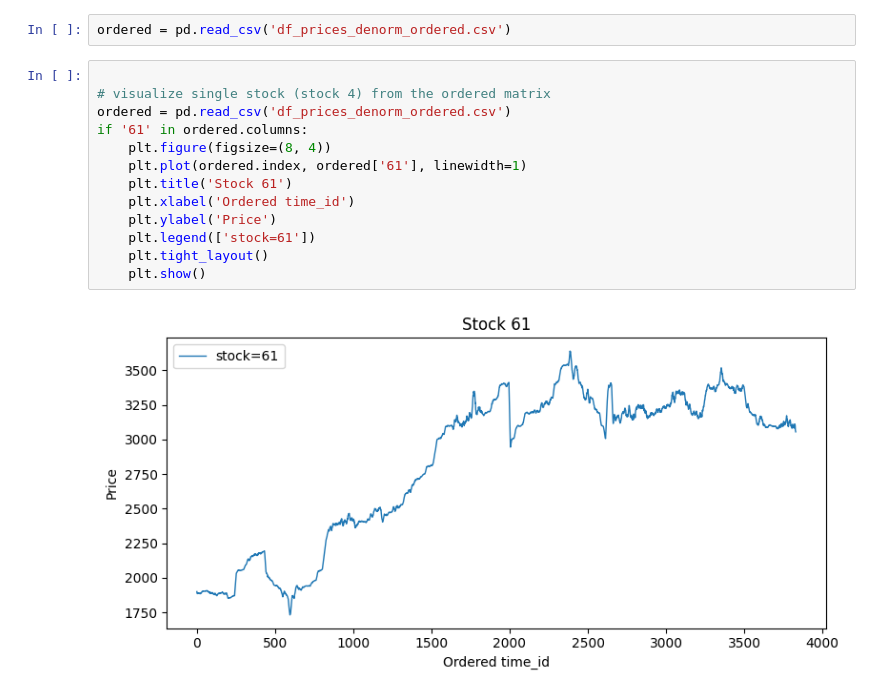
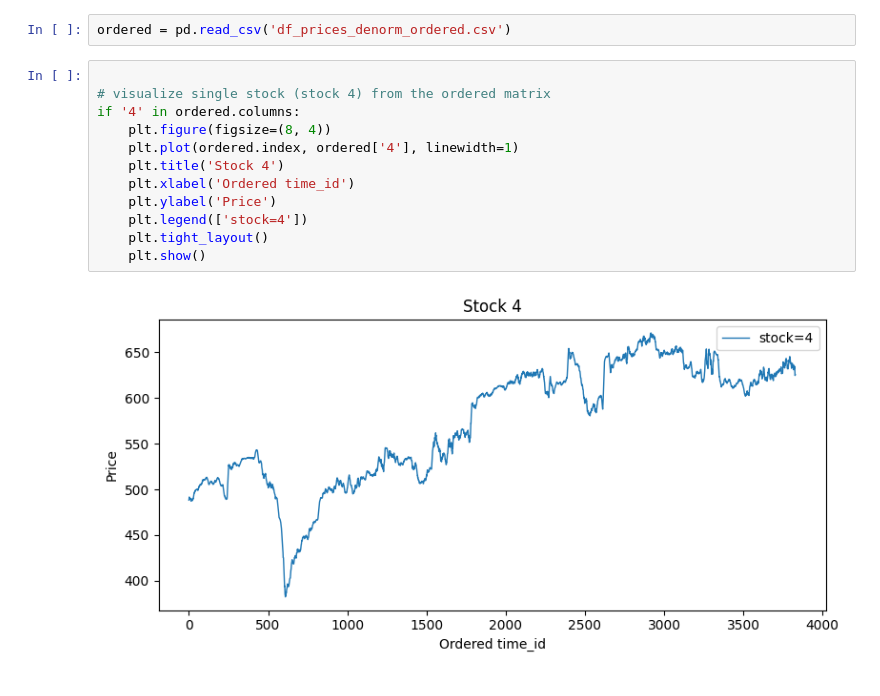
Before and after one commit to r4hibRT/DATA3888-Finance-21, a Jupyter notebook: eda.ipynb, the cells around one changed output. Saved outputs shown, nothing was run; the diff lists cells and outputs as text.

```diff
--- a/eda.ipynb
+++ b/eda.ipynb
@@ -302,15 +338,14 @@ ordered = pd.read_csv('df_prices_denorm_ordered.csv')
 # %%
 
 # visualize single stock (stock 4) from the ordered matrix
-ordered = pd.read_csv('df_prices_denorm_ordered.csv')
-if '61' in ordered.columns:
+if '4' in ordered.columns:
     plt.figure(figsize=(8, 4))
-    plt.plot(ordered.index, ordered['61'], linewidth=1)
-    plt.title('Stock 61')
+    plt.plot(ordered.index, ordered['4'], linewidth=1)
+    plt.title('Stock 4')
     plt.xlabel('Ordered time_id')
     plt.ylabel('Price')
-    plt.legend(['stock=61'])
+    plt.legend(['stock=4'])
     plt.tight_layout()
     plt.show()
 # %% [output]
-[figure, old version]
+[figure, new version]
```
Also changed, not shown: parts of 9 cells of this notebook.
